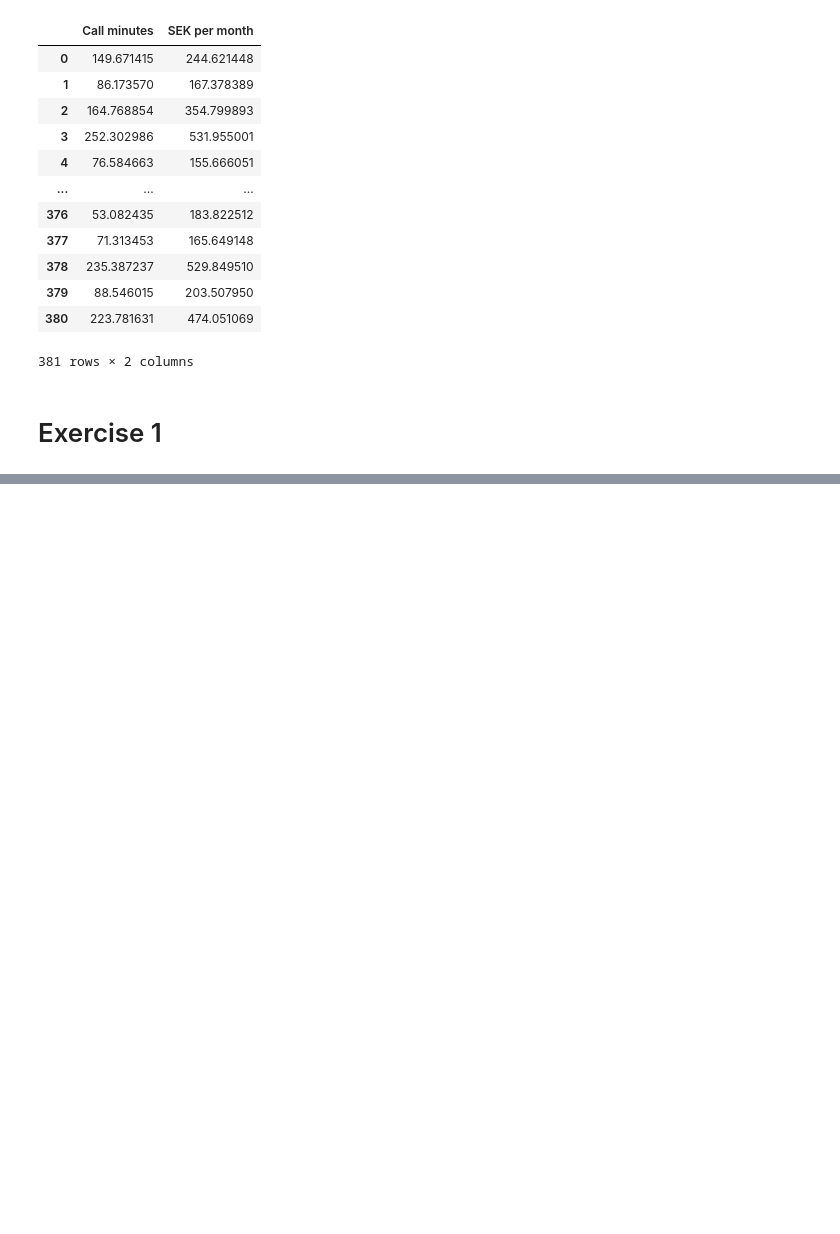
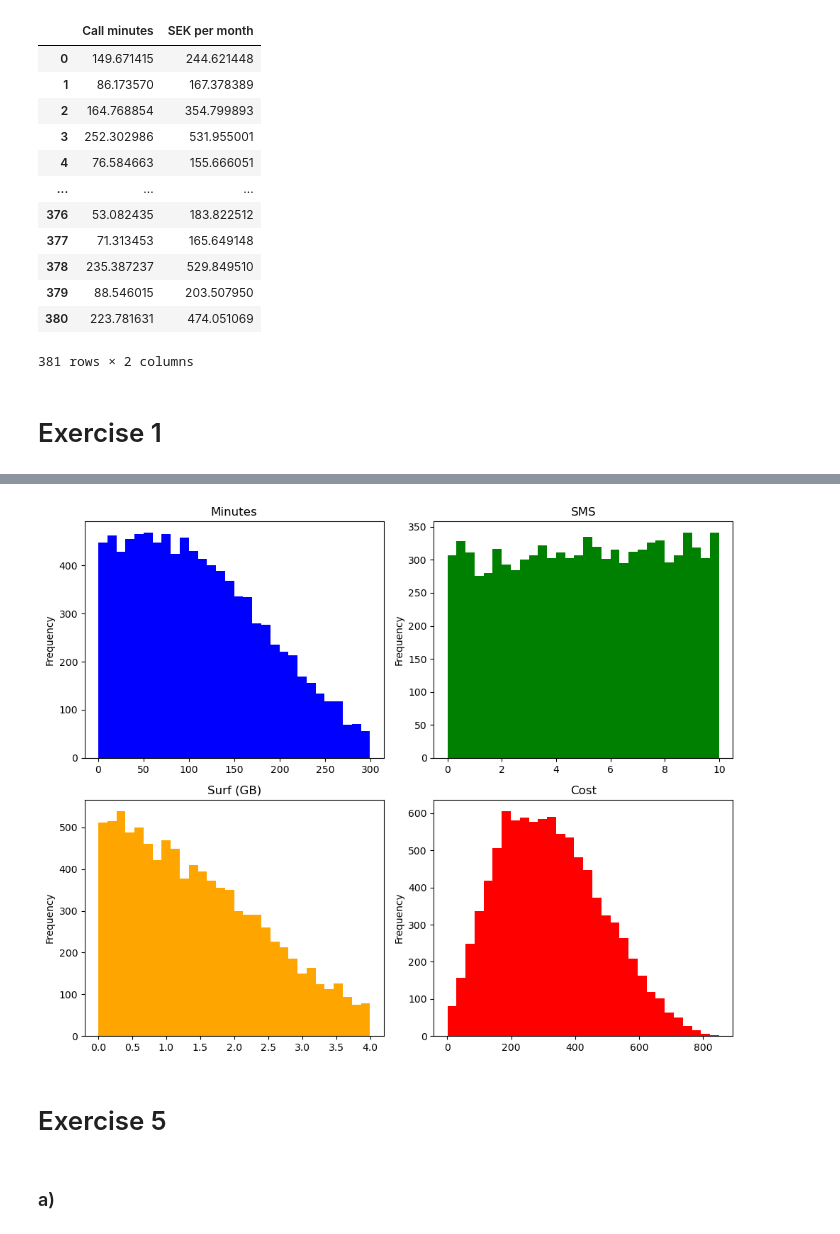
Before and after one commit to Zeepat/machine-learning-asajad-hussein, a Jupyter notebook: Exercises/Exercise_0.ipynb, the cells around one changed output, grey strips where cells are left out. Drawn from its saved outputs; the diff is of its cells as text; code cells hidden in the pictures; blank space fills up the shorter version.

```diff
--- a/Exercises/Exercise_0.ipynb
+++ b/Exercises/Exercise_0.ipynb
@@ -67,0 +232,3 @@ df
+# %%
+cleaned_data = something[(something['Surf (GB)'] < 4) & (something['Minutes'] < 300) & (something['Cost'] > 0)]
+cleaned_data
@@ -67,0 +249,35 @@ df
+# %%
+# Create subplots for each variable
+fig, axs = plt.subplots(2, 2, figsize=(10, 8))
+
+# Plot histogram for x_1 (Minutes)
+axs[0, 0].hist(cleaned_data['Minutes'], bins=30, color='blue')
+axs[0, 0].set_title('Minutes')
+axs[0, 0].set_ylabel('Frequency')
+
+# Plot histogram for x_2 (SMS)
+axs[0, 1].hist(cleaned_data['SMS'], bins=30, color='green')
+axs[0, 1].set_title('SMS')
+axs[0, 1].set_ylabel('Frequency')
+
+# Plot histogram for x_3 (Surf (GB))
+axs[1, 0].hist(cleaned_data['Surf (GB)'], bins=30, color='orange')
+axs[1, 0].set_title('Surf (GB)')
+axs[1, 0].set_ylabel('Frequency')
+
+# Plot histogram for y (Cost)
+axs[1, 1].hist(cleaned_data['Cost'], bins=30, color='red')
+axs[1, 1].set_title('Cost')
+axs[1, 1].set_ylabel('Frequency')
+
+# Adjust spacing between subplots
+plt.tight_layout()
+
+# Show the plot
+plt.show()
+# %% [output]
+[figure, added]
+# %% [markdown]
+# Exercise 5
+# %% [markdown]
+### a)
```
Also changed, not shown: parts of 18 cells of this notebook.
